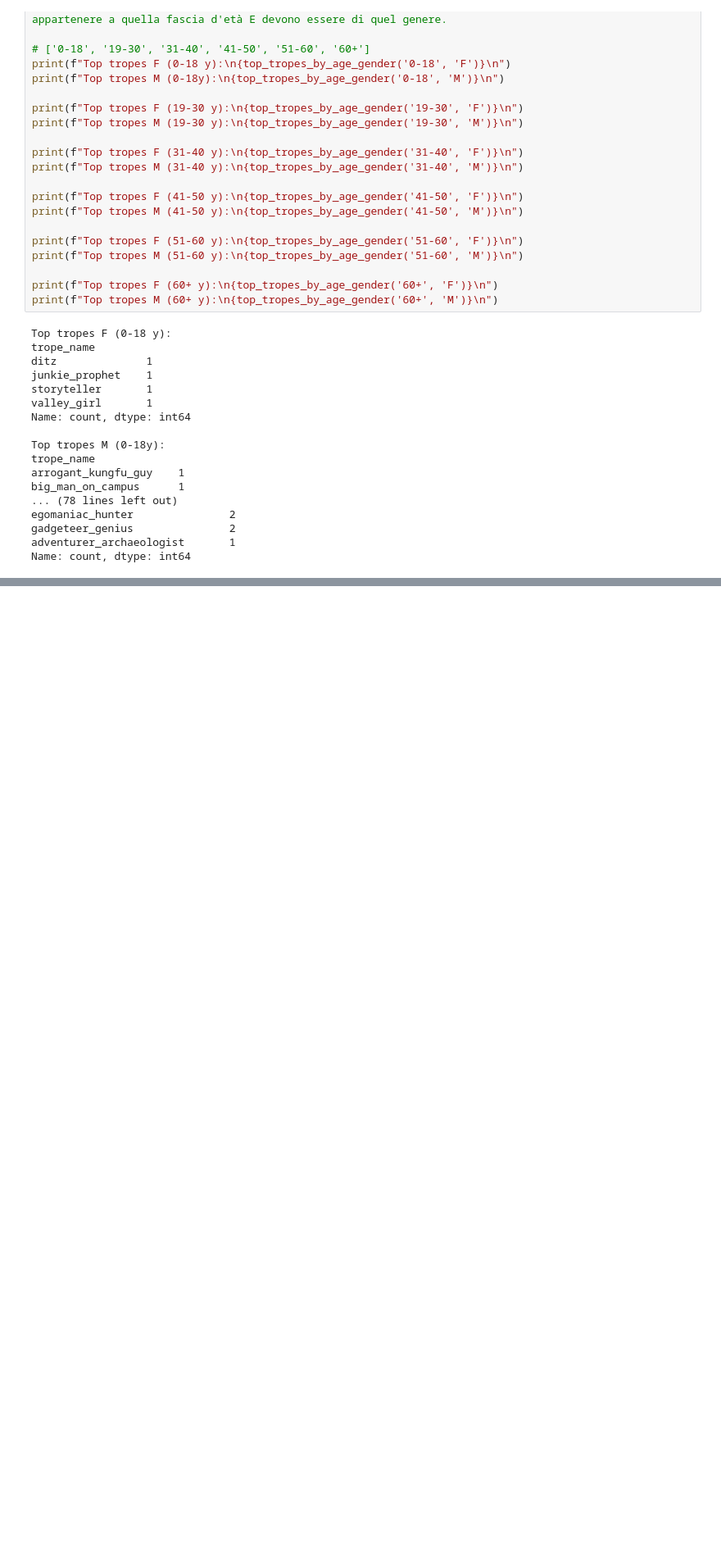
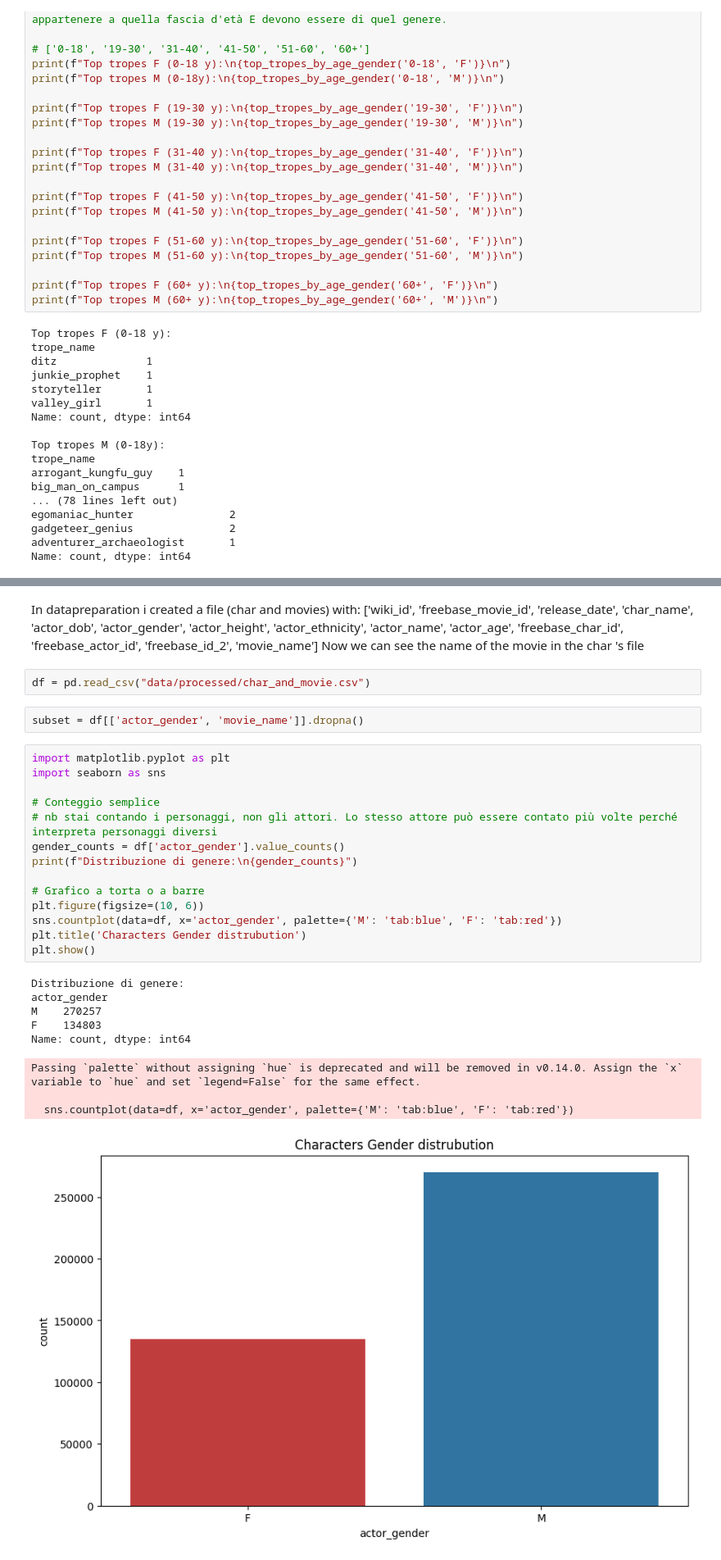
Before and after one commit to martinaperodi/movie-gender-bias-network, a Jupyter notebook: dataexploration.ipynb, the cells around one changed output, grey strips where cells are left out. Shown at 82% size. Cells and saved outputs as stored; diff of their text form; blank space fills up the shorter version.

Commit message:
eda chars & movies

```diff
--- a/dataexploration.ipynb
+++ b/dataexploration.ipynb
@@ -172,0 +233,32 @@ Name: count, dtype: int64
+# %% [markdown]
+In datapreparation i created a file (char and movies) with:
+['wiki_id', 'freebase_movie_id', 'release_date', 'char_name', 'actor_dob', 'actor_gender', 'actor_height', 'actor_ethnicity', 'actor_name', 'actor_age', 'freebase_char_id', 'freebase_actor_id', 'freebase_id_2', 'movie_name']
+Now we can see the name of the movie in the char 's file
+# %%
+df = pd.read_csv("data/processed/char_and_movie.csv")
+# %%
+subset = df[['actor_gender', 'movie_name']].dropna()
+# %%
+import matplotlib.pyplot as plt
+import seaborn as sns
+
+# Conteggio semplice
+# nb stai contando i personaggi, non gli attori. Lo stesso attore può essere contato più volte perché interpreta personaggi diversi
+gender_counts = df['actor_gender'].value_counts()
+print(f"Distribuzione di genere:\n{gender_counts}")
+
+# Grafico a torta o a barre
+plt.figure(figsize=(10, 6))
+sns.countplot(data=df, x='actor_gender', palette={'M': 'tab:blue', 'F': 'tab:red'})
+plt.title('Characters Gender distrubution')
+plt.show()
+# %% [output]
+Distribuzione di genere:
+actor_gender
+M    270257
+F    134803
+Name: count, dtype: int64
+Passing `palette` without assigning `hue` is deprecated and will be removed in v0.14.0. Assign the `x` variable to `hue` and set `legend=False` for the same effect.
+
+  sns.countplot(data=df, x='actor_gender', palette={'M': 'tab:blue', 'F': 'tab:red'})
+[figure, added]
```
Also changed, not shown: parts of 11 cells of this notebook.
